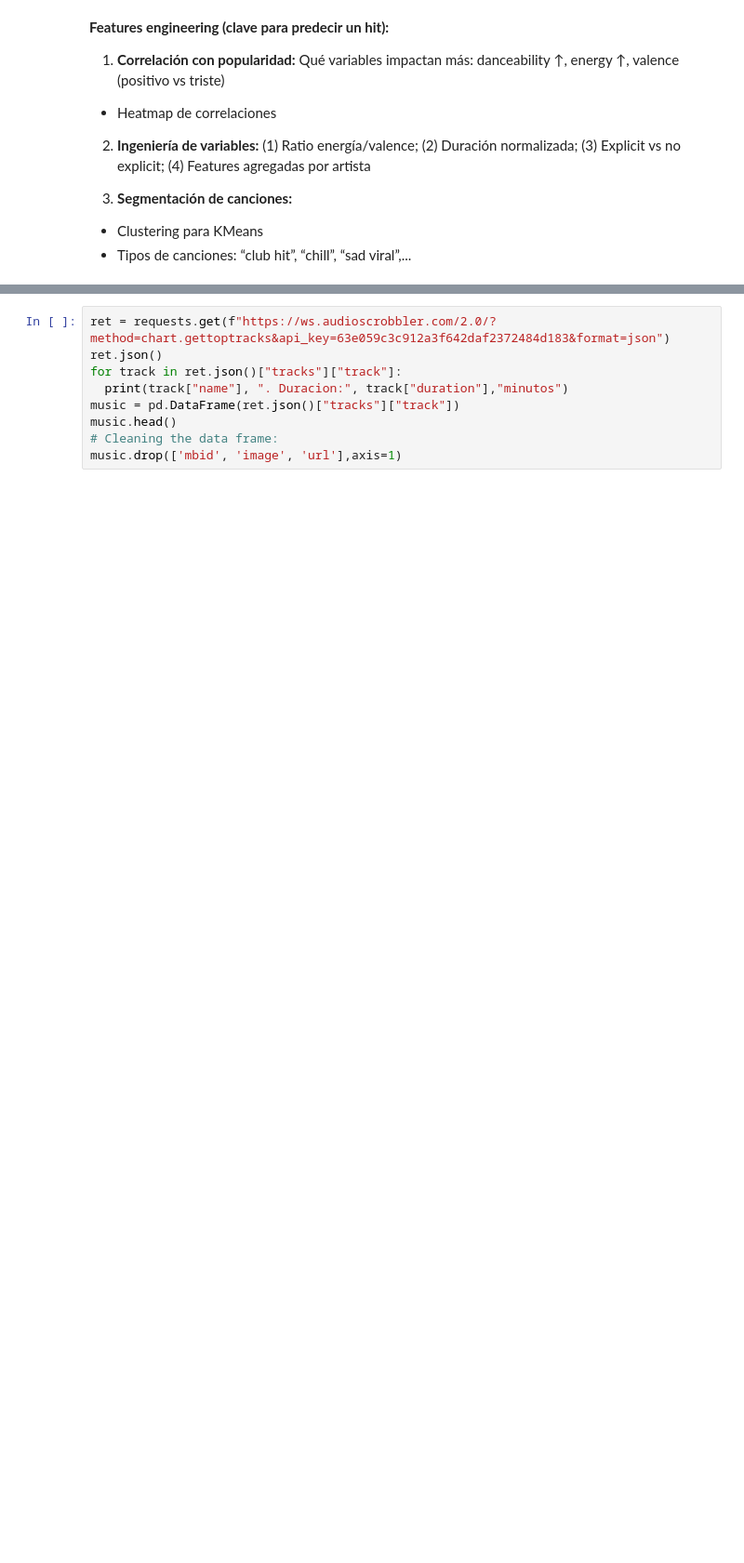
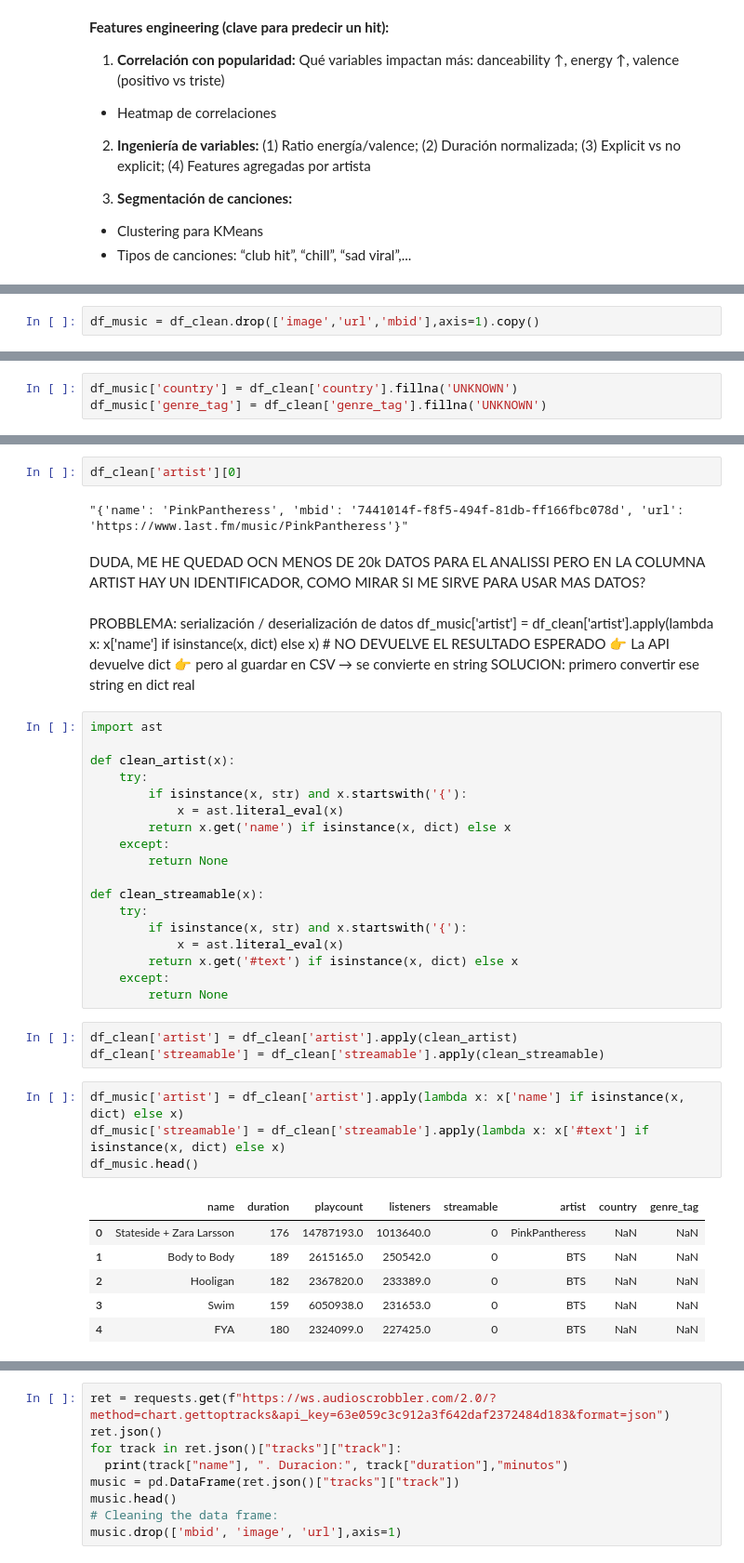
Before and after one commit to 4GeeksAcademy/ProyectoFinal23, a Jupyter notebook: src/Modulo1_Analisis-mercado-musical.ipynb, the cells around one changed output, grey strips where cells are left out. Shown at 93% size. Drawn from its saved outputs; the diff is of its cells as text; blank space fills up the shorter version.

```diff
--- a/src/Modulo1_Analisis-mercado-musical.ipynb
+++ b/src/Modulo1_Analisis-mercado-musical.ipynb
@@ -462,0 +587,2 @@ memory usage: 8.4+ MB
+# %%
+df_music = df_clean.drop(['image','url','mbid'],axis=1).copy()
@@ -462,0 +591,3 @@ memory usage: 8.4+ MB
+# %%
+df_music['country'] = df_clean['country'].fillna('UNKNOWN')
+df_music['genre_tag'] = df_clean['genre_tag'].fillna('UNKNOWN')
@@ -462,0 +596,44 @@ memory usage: 8.4+ MB
+# %%
+df_clean['artist'][0]
+# %% [output]
+"{'name': 'PinkPantheress', 'mbid': '7441014f-f8f5-494f-81db-ff166fbc078d', 'url': 'https://www.last.fm/music/PinkPantheress'}"
+# %% [markdown]
+DUDA, ME HE QUEDAD OCN MENOS DE 20k DATOS PARA EL ANALISSI PERO EN LA COLUMNA ARTIST HAY UN IDENTIFICADOR, COMO MIRAR SI ME SIRVE PARA USAR MAS DATOS?
+# %% [markdown]
+PROBBLEMA: serialización / deserialización de datos
+df_music['artist'] = df_clean['artist'].apply(lambda x: x['name'] if isinstance(x, dict) else x) # NO DEVUELVE EL RESULTADO ESPERADO
+👉 La API devuelve dict
+👉 pero al guardar en CSV → se convierte en string
+SOLUCION: primero convertir ese string en dict real
+# %%
+import ast
+
+def clean_artist(x):
+    try:
+        if isinstance(x, str) and x.startswith('{'):
+            x = ast.literal_eval(x)
+        return x.get('name') if isinstance(x, dict) else x
+    except:
+        return None
+
+def clean_streamable(x):
+    try:
+        if isinstance(x, str) and x.startswith('{'):
+            x = ast.literal_eval(x)
+        return x.get('#text') if isinstance(x, dict) else x
+    except:
+        return None
+# %%
+df_clean['artist'] = df_clean['artist'].apply(clean_artist)
+df_clean['streamable'] = df_clean['streamable'].apply(clean_streamable)
+# %%
+df_music['artist'] = df_clean['artist'].apply(lambda x: x['name'] if isinstance(x, dict) else x)
+df_music['streamable'] = df_clean['streamable'].apply(lambda x: x['#text'] if isinstance(x, dict) else x)
+df_music.head()
+# %% [output]
+|  | name | duration | playcount | listeners | streamable | artist | country | genre_tag |
+| 0 | Stateside + Zara Larsson | 176 | 14787193.0 | 1013640.0 | 0 | PinkPantheress | NaN | NaN |
+| 1 | Body to Body | 189 | 2615165.0 | 250542.0 | 0 | BTS | NaN | NaN |
+| 2 | Hooligan | 182 | 2367820.0 | 233389.0 | 0 | BTS | NaN | NaN |
+| 3 | Swim | 159 | 6050938.0 | 231653.0 | 0 | BTS | NaN | NaN |
+| 4 | FYA | 180 | 2324099.0 | 227425.0 | 0 | BTS | NaN | NaN |
```
Also changed, not shown: parts of 39 cells of this notebook, 3 other files.
